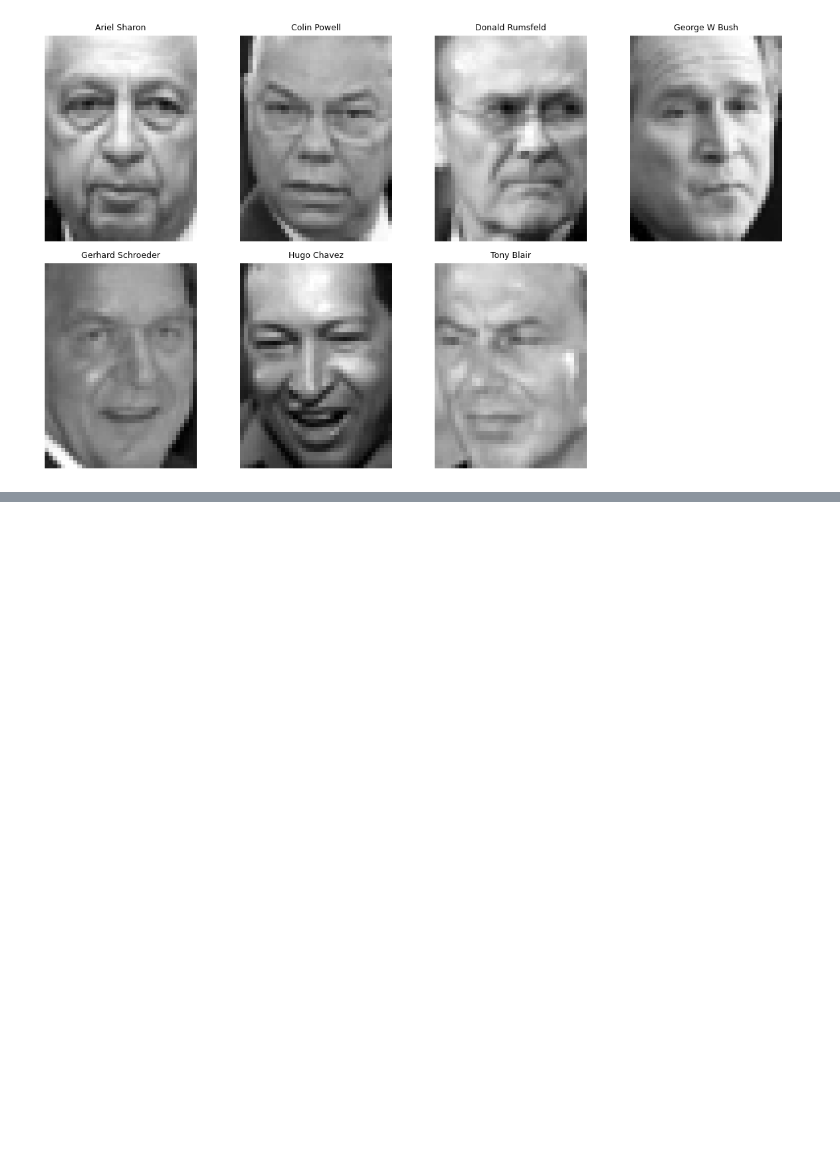
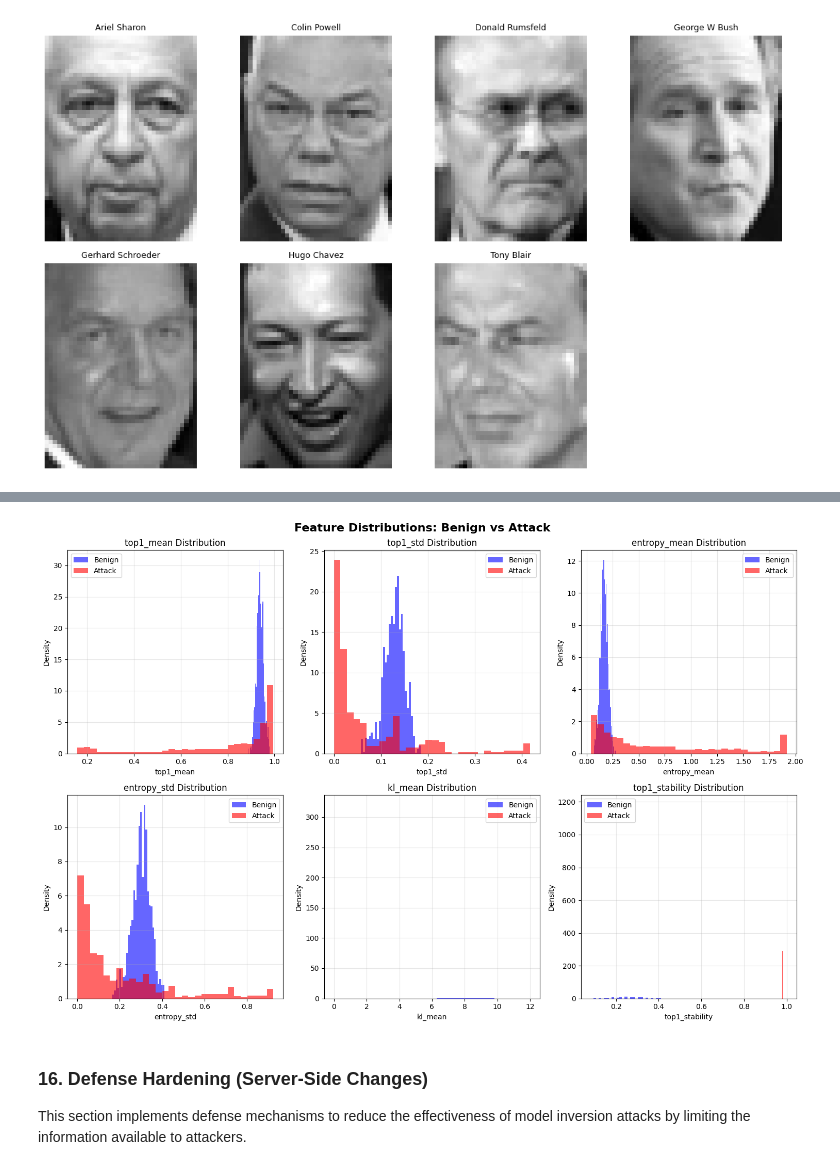
Before and after one commit to Malav786/pai, a Jupyter notebook: notebooks/finalproject.ipynb, the cells around one changed output, grey strips where cells are left out. Saved outputs shown, nothing was run; the diff lists cells and outputs as text; code cells hidden in the pictures; blank space fills up the shorter version.

```diff
--- a/notebooks/finalproject.ipynb
+++ b/notebooks/finalproject.ipynb
@@ -71,0 +329,11 @@ X_train.shape
+# %%
+# Create query function for the victim classifier
+query_fn = create_query_fn(model, device=device, num_classes=len(target_names))
+
+# Test query function with a sample image
+print("Testing query function...")
+sample_img = X_test[0]  # Get a sample image
+probs = query_fn(sample_img)
+print(f"Sample image probabilities: {probs}")
+print(f"Predicted class: {target_names[np.argmax(probs)]}")
+print(f"Confidence: {probs.max():.4f}")
@@ -71,0 +765,29 @@ X_train.shape
+# %%
+# Visualize feature distributions
+fig, axes = plt.subplots(2, 3, figsize=(15, 10))
+feature_names = ['top1_mean', 'top1_std', 'entropy_mean', 'entropy_std', 'kl_mean', 'top1_stability']
+
+for idx, feat_name in enumerate(feature_names):
+    row = idx // 3
+    col = idx % 3
+
+    benign_vals = benign_features[:, idx]
+    attack_vals = attack_features[:, idx]
+
+    axes[row, col].hist(benign_vals, bins=30, alpha=0.6, label='Benign', color='blue', density=True)
+    axes[row, col].hist(attack_vals, bins=30, alpha=0.6, label='Attack', color='red', density=True)
+    axes[row, col].set_xlabel(feat_name)
+    axes[row, col].set_ylabel('Density')
+    axes[row, col].set_title(f'{feat_name} Distribution')
+    axes[row, col].legend()
+    axes[row, col].grid(True, alpha=0.3)
+
+plt.suptitle('Feature Distributions: Benign vs Attack', fontsize=16, fontweight='bold')
+plt.tight_layout()
+plt.show()
+# %% [output]
+[figure, added]
+# %% [markdown]
+### **16. Defense Hardening (Server-Side Changes)**
+
+This section implements defense mechanisms to reduce the effectiveness of model inversion attacks by limiting the information available to attackers.
```
Also changed, not shown: parts of 53 cells of this notebook, 13 other files.
